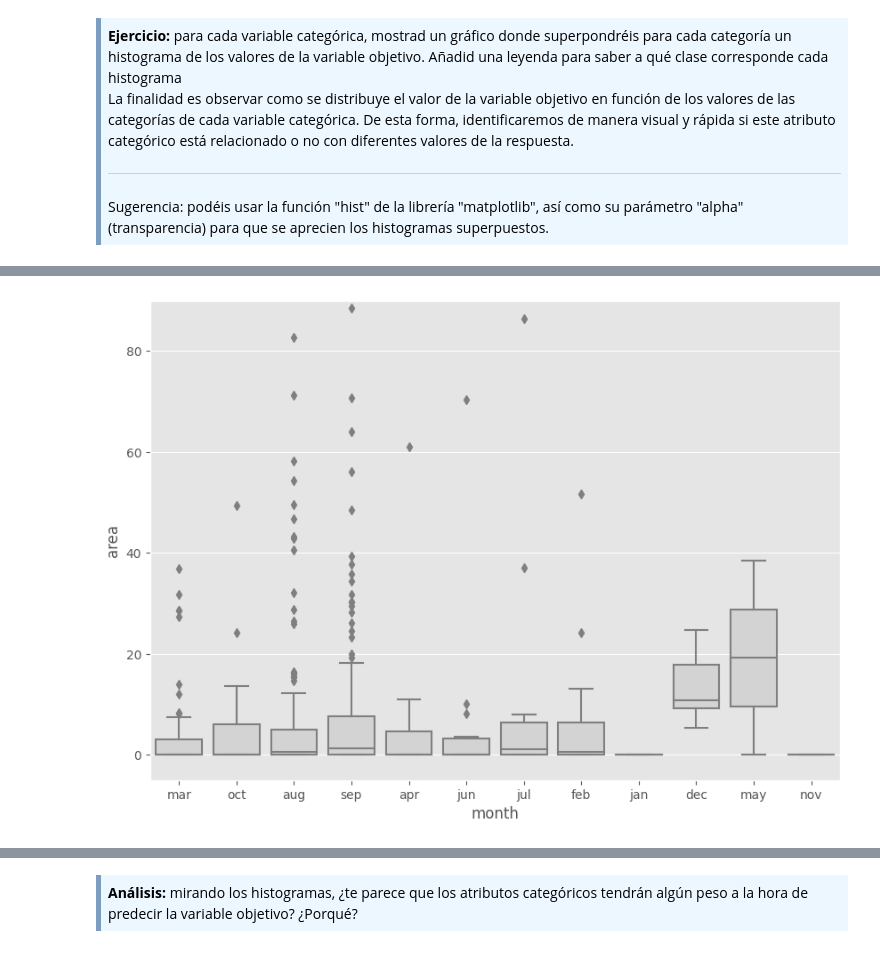
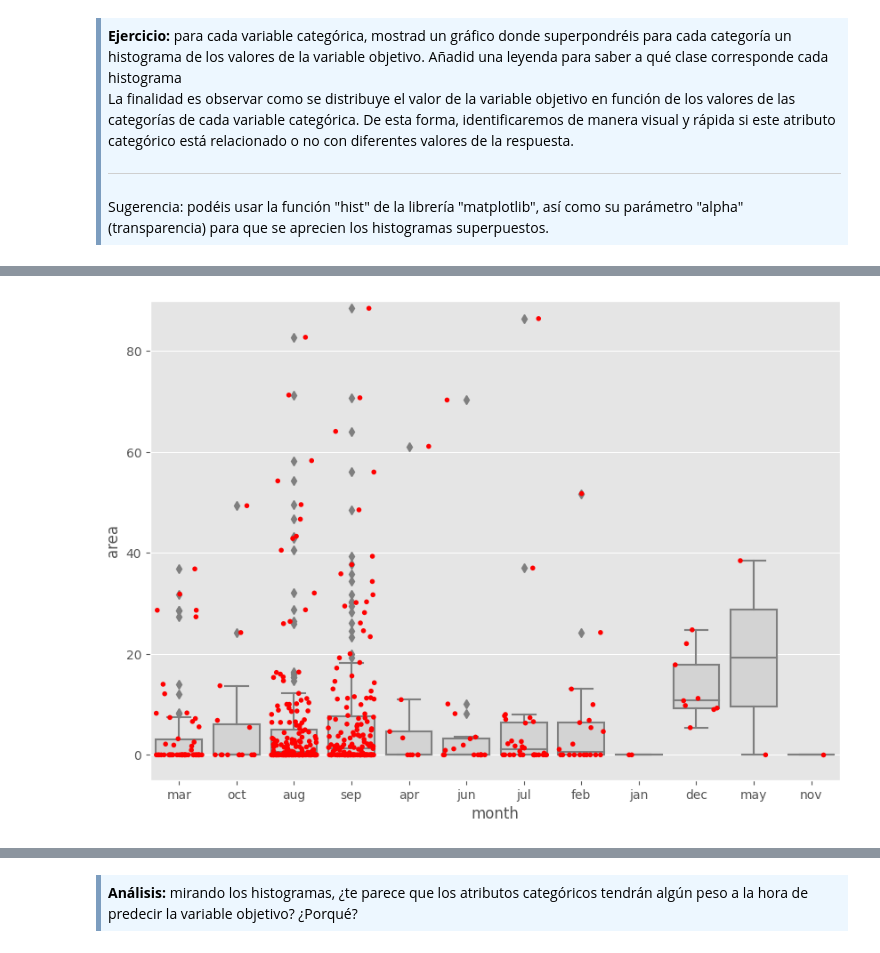
Before and after one commit to kluna1998/UOC, a Jupyter notebook: mamd/pec1/M2.855_20222_PEC1-Enunciado.ipynb, the cells around one changed output, grey strips where cells are left out. Cells and saved outputs as stored; diff of their text form; code cells hidden in the pictures.

```diff
--- a/mamd/pec1/M2.855_20222_PEC1-Enunciado.ipynb
+++ b/mamd/pec1/M2.855_20222_PEC1-Enunciado.ipynb
@@ -282,7 +294,8 @@ Al intentar realizar lo pedido mediante histogramas no se podía aprecia lo que
 # %%
 ax = plt.figure(figsize=(10,7))
 ax = sns.boxplot(x='month', y='area', data=df, color='lightgrey', )
+ax = sns.stripplot(x='month', y='area', data=df, color='red', jitter=0.4, size=4)
 ax.set_ylim(-5, 90)
 plt.show()
 # %% [output]
-[figure, old version]
+[figure, new version]
```
Also changed, not shown: parts of 24 cells of this notebook.
